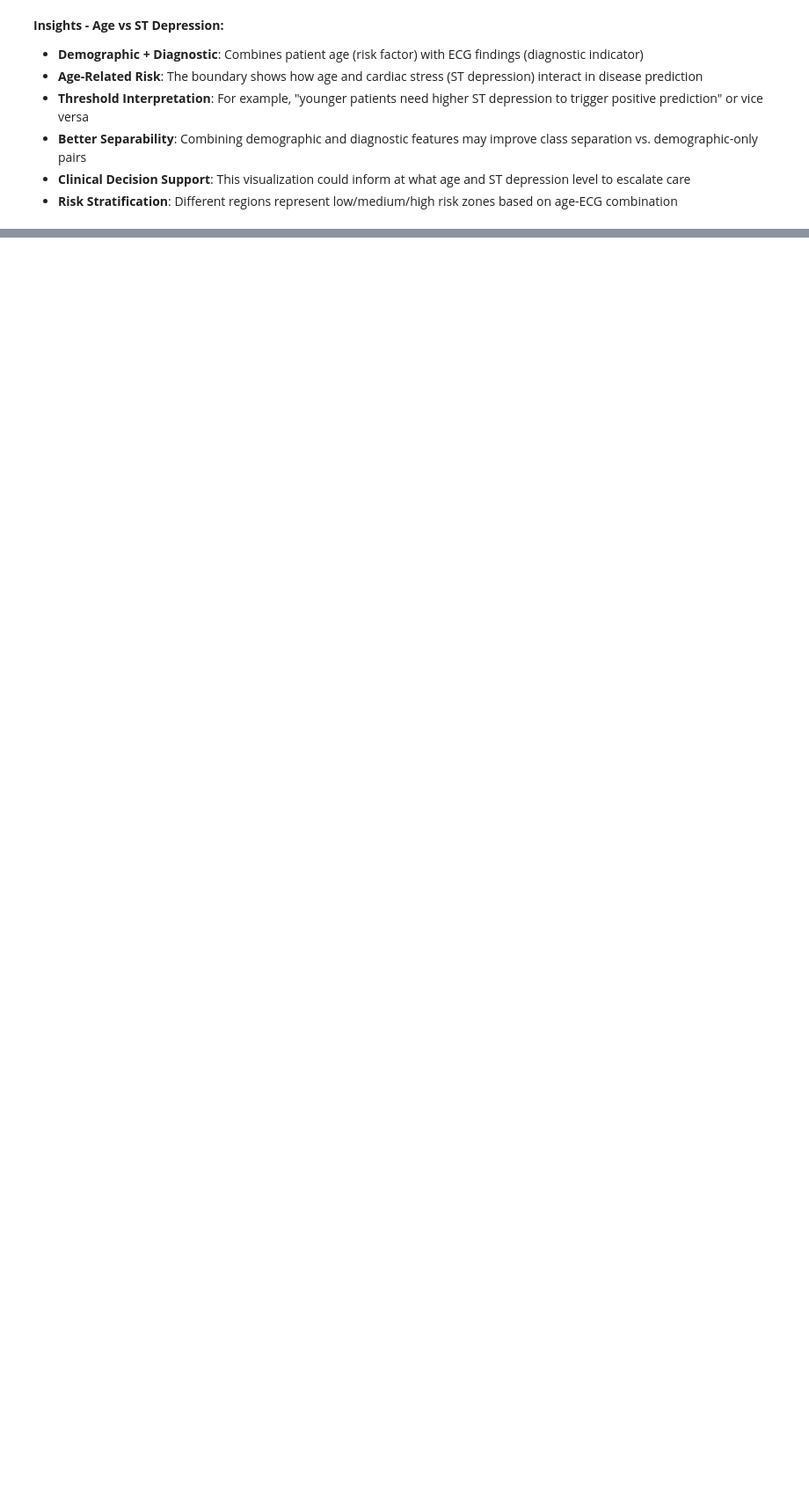
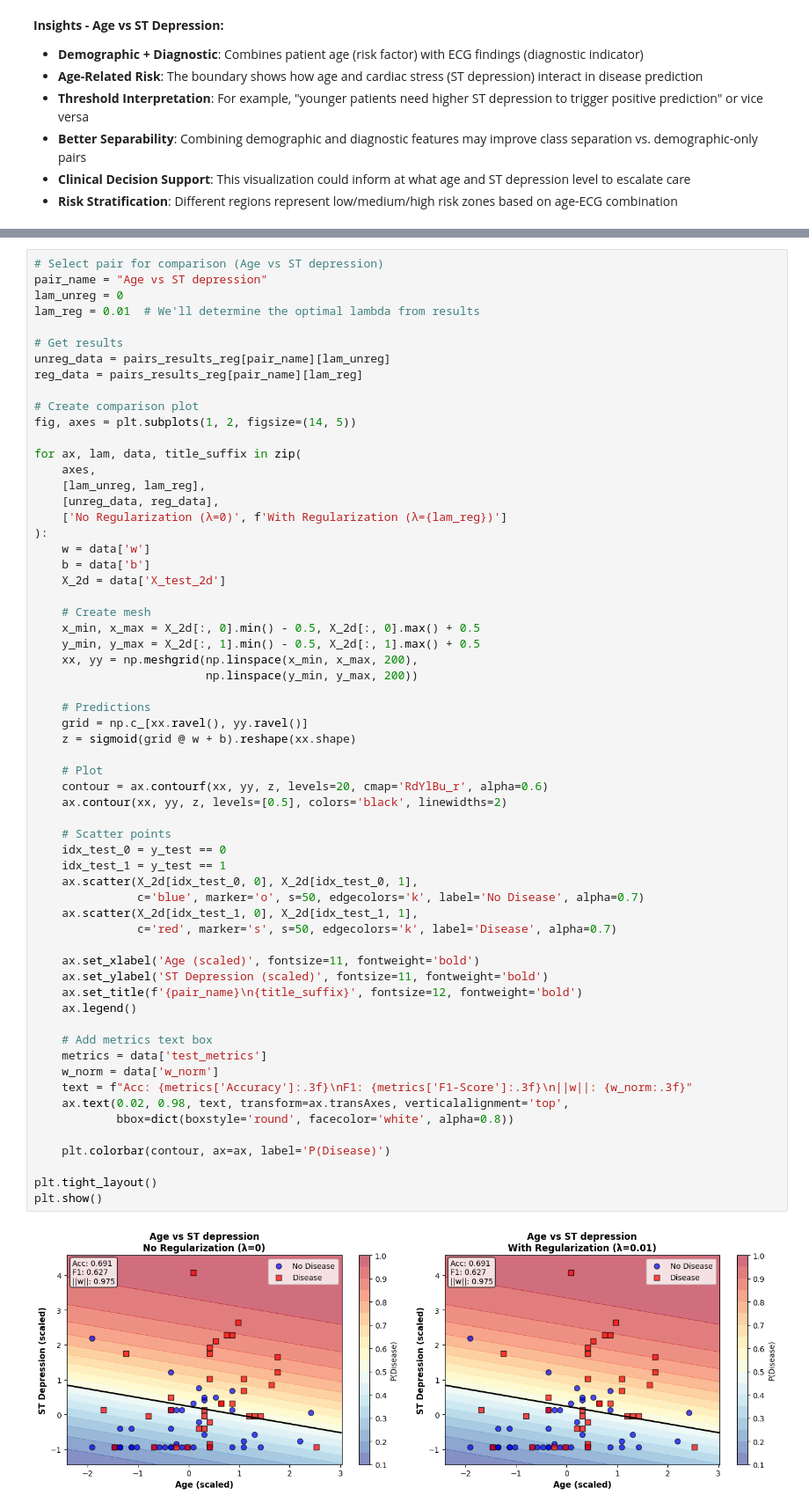
Before and after one commit to Willicami22/Logistic-Regression, a Jupyter notebook: heart_disease_lr_analysis.ipynb, the cells around one changed output, grey strips where cells are left out. Shown at 88% size. Drawn from its saved outputs; the diff is of its cells as text; blank space fills up the shorter version.

```diff
--- a/heart_disease_lr_analysis.ipynb
+++ b/heart_disease_lr_analysis.ipynb
@@ -881,0 +1183,63 @@ Test Accuracy: 69.14%
+# %%
+# Select pair for comparison (Age vs ST depression)
+pair_name = "Age vs ST depression"
+lam_unreg = 0
+lam_reg = 0.01  # We'll determine the optimal lambda from results
+
+# Get results
+unreg_data = pairs_results_reg[pair_name][lam_unreg]
+reg_data = pairs_results_reg[pair_name][lam_reg]
+
+# Create comparison plot
+fig, axes = plt.subplots(1, 2, figsize=(14, 5))
+
+for ax, lam, data, title_suffix in zip(
+    axes,
+    [lam_unreg, lam_reg],
+    [unreg_data, reg_data],
+    ['No Regularization (λ=0)', f'With Regularization (λ={lam_reg})']
+):
+    w = data['w']
+    b = data['b']
+    X_2d = data['X_test_2d']
+
+    # Create mesh
+    x_min, x_max = X_2d[:, 0].min() - 0.5, X_2d[:, 0].max() + 0.5
+    y_min, y_max = X_2d[:, 1].min() - 0.5, X_2d[:, 1].max() + 0.5
+    xx, yy = np.meshgrid(np.linspace(x_min, x_max, 200),
+                         np.linspace(y_min, y_max, 200))
+
+    # Predictions
+    grid = np.c_[xx.ravel(), yy.ravel()]
+    z = sigmoid(grid @ w + b).reshape(xx.shape)
+
+    # Plot
+    contour = ax.contourf(xx, yy, z, levels=20, cmap='RdYlBu_r', alpha=0.6)
+    ax.contour(xx, yy, z, levels=[0.5], colors='black', linewidths=2)
+
+    # Scatter points
+    idx_test_0 = y_test == 0
+    idx_test_1 = y_test == 1
+    ax.scatter(X_2d[idx_test_0, 0], X_2d[idx_test_0, 1],
+               c='blue', marker='o', s=50, edgecolors='k', label='No Disease', alpha=0.7)
+    ax.scatter(X_2d[idx_test_1, 0], X_2d[idx_test_1, 1],
+               c='red', marker='s', s=50, edgecolors='k', label='Disease', alpha=0.7)
+
+    ax.set_xlabel('Age (scaled)', fontsize=11, fontweight='bold')
+    ax.set_ylabel('ST Depression (scaled)', fontsize=11, fontweight='bold')
+    ax.set_title(f'{pair_name}\n{title_suffix}', fontsize=12, fontweight='bold')
+    ax.legend()
+
+    # Add metrics text box
+    metrics = data['test_metrics']
+    w_norm = data['w_norm']
+    text = f"Acc: {metrics['Accuracy']:.3f}\nF1: {metrics['F1-Score']:.3f}\n||w||: {w_norm:.3f}"
+    ax.text(0.02, 0.98, text, transform=ax.transAxes, verticalalignment='top',
+            bbox=dict(boxstyle='round', facecolor='white', alpha=0.8))
+
+    plt.colorbar(contour, ax=ax, label='P(Disease)')
+
+plt.tight_layout()
+plt.show()
+# %% [output]
+[figure, added]
```
Also changed, not shown: parts of 20 cells of this notebook.
